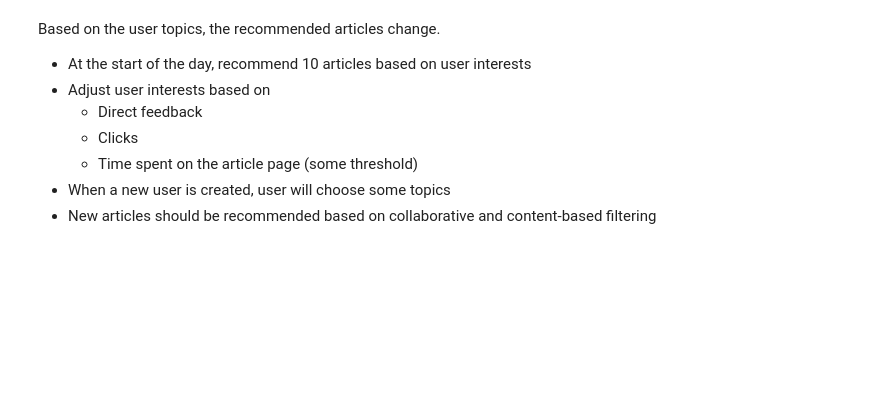
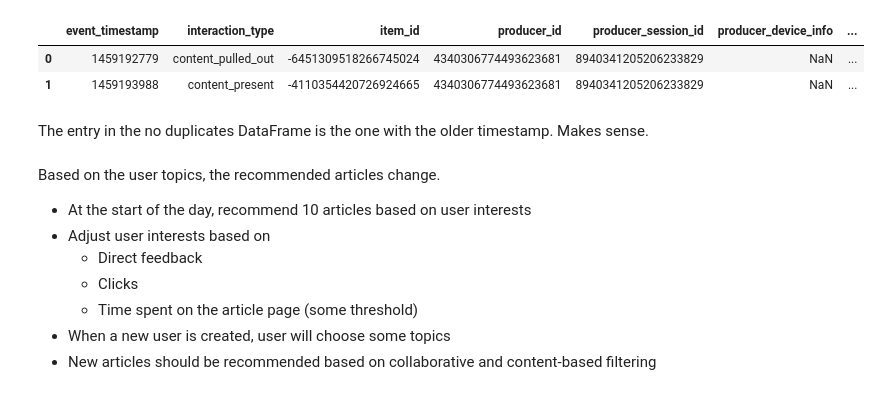
Before and after one commit to kavurisrikanth/news-recommender-capstone, a Jupyter notebook: basics/data.ipynb, the cells around one changed output. Drawn from its saved outputs; the diff is of its cells as text; code cells hidden in the pictures; blank space fills up the shorter version.

```diff
--- a/basics/data.ipynb
+++ b/basics/data.ipynb
@@ -65,0 +99,8 @@ cnt.info()
+# %%
+content[content['title'] == "Ethereum, a Virtual Currency, Enables Transactions That Rival Bitcoin's"]
+# %% [output]
+|  | event_timestamp | interaction_type | item_id | producer_id | producer_session_id | producer_device_info | ... |
+| 0 | 1459192779 | content_pulled_out | -6451309518266745024 | 4340306774493623681 | 8940341205206233829 | NaN | ... |
+| 1 | 1459193988 | content_present | -4110354420726924665 | 4340306774493623681 | 8940341205206233829 | NaN | ... |
+# %% [markdown]
+The entry in the no duplicates DataFrame is the one with the older timestamp. Makes sense.
```
Also changed, not shown: parts of 116 cells of this notebook.
